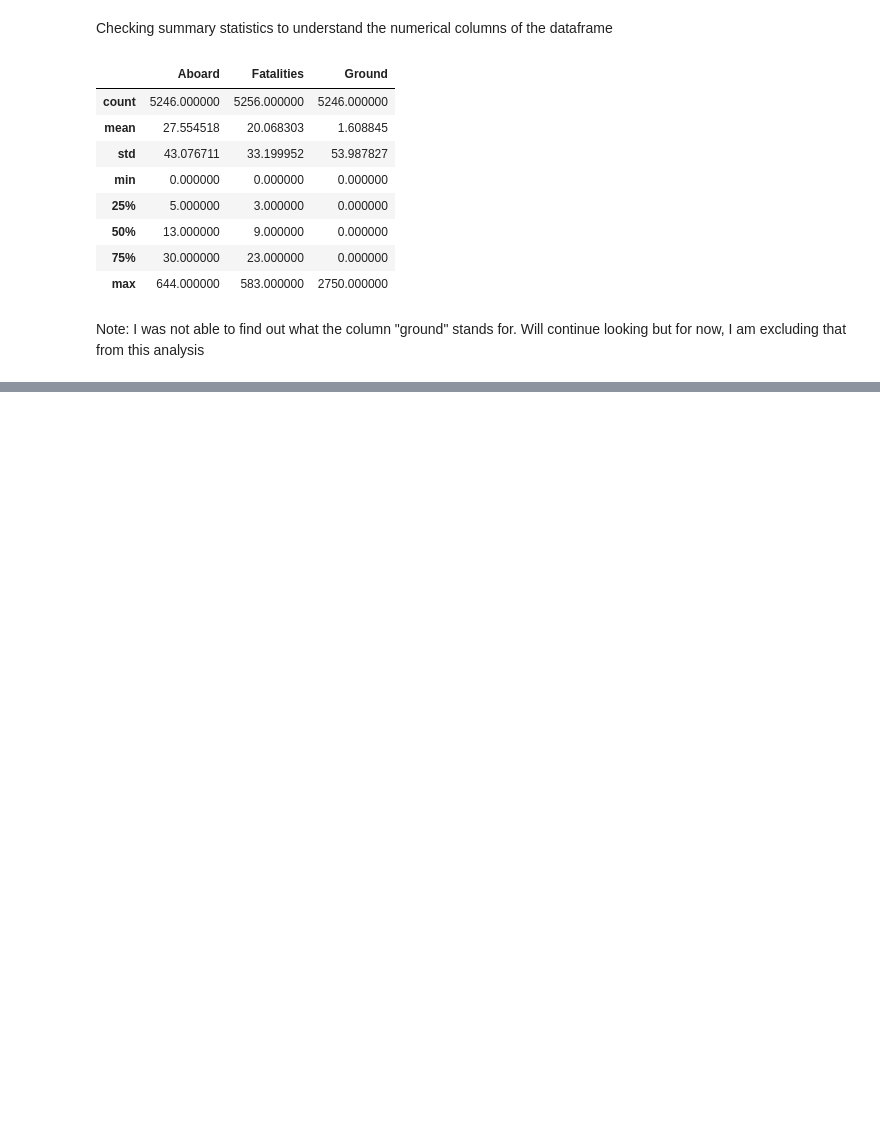
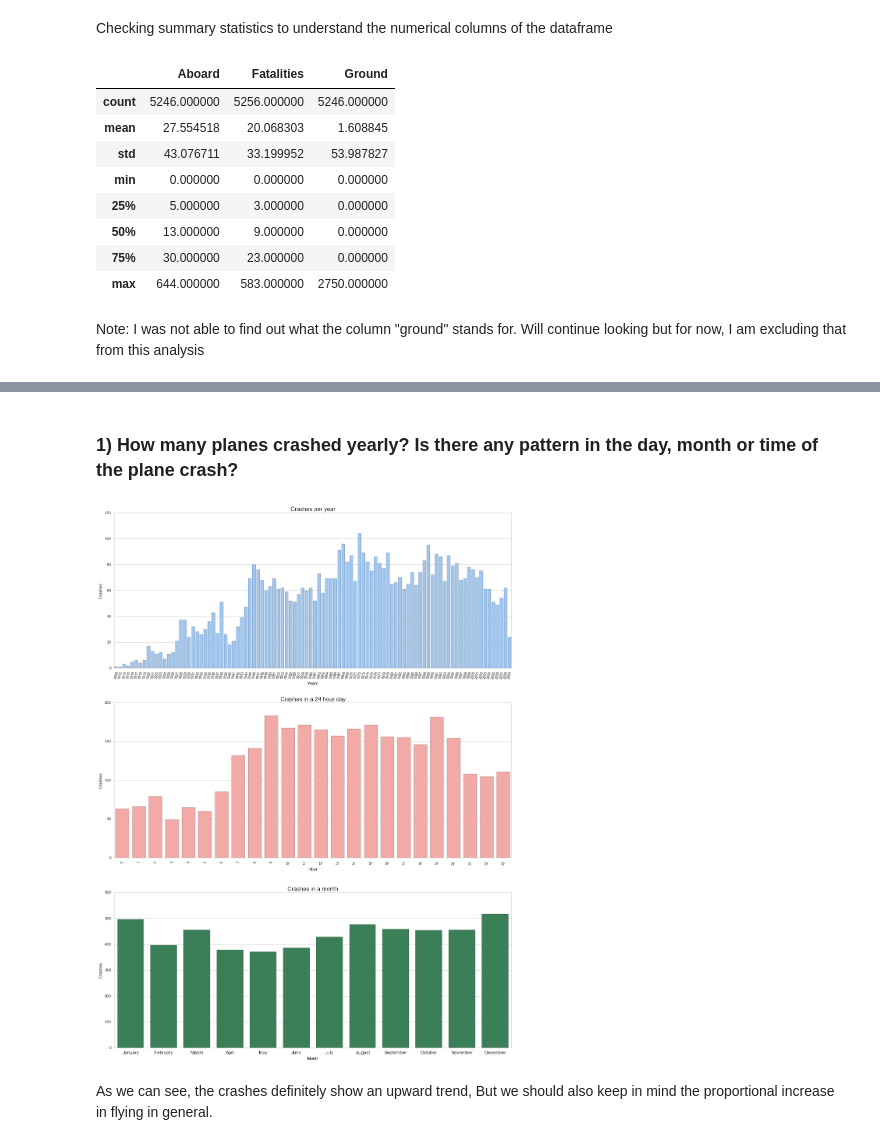
Before and after one commit to chrke/Airplane-Crashes, a Jupyter notebook: airplane_crashes_analysis.ipynb, the cells around one changed output, grey strips where cells are left out. Saved outputs shown, nothing was run; the diff lists cells and outputs as text; code cells hidden in the pictures; blank space fills up the shorter version.

Commit message:
added plots for number of crashes by different parameters

```diff
--- a/airplane_crashes_analysis.ipynb
+++ b/airplane_crashes_analysis.ipynb
@@ -45,6 +45,9 @@ import pandas as pd
 pd.options.mode.chained_assignment = None
 import matplotlib.pyplot as plt
 import seaborn as sns
+sns.set(style="whitegrid")
+sns.set_color_codes("pastel")
+import datetime
 %matplotlib inline
 # %% [markdown]
 ## Data Exploration
@@ -135,0 +131,2 @@ Timestamp('1908-09-17 00:00:00')
+# %% [markdown]
+### 1) How many planes crashed yearly? Is there any pattern in the day, month or time of the plane crash?
@@ -135,0 +146,43 @@ Timestamp('1908-09-17 00:00:00')
+# %%
+# Extracting the year, month and day out of the Date column
+crash["Year"] = crash["Date"].apply(lambda x: x.year)
+months = ["January","February","March","April","May", "June", "July","August","September","October","November","December"]
+crash["Month"] = crash["Date"].apply(lambda x: x.month)
+crash["Day"] = crash["Date"].apply(lambda x: x.day)
+
+# Extracting the hour out of the time column
+# dropping null columns for this analysis
+crash_time = crash.dropna(subset=["Time"])
+crash_time["Hour"] = crash_time["Time"].apply(lambda x: x.hour)
+# %%
+crashes_year = crash["Year"].value_counts().sort_index()
+crashes_hour = crash_time["Hour"].value_counts().sort_index()
+crashes_month = crash["Month"].value_counts().sort_index()
+
+fig = plt.figure(figsize=(15,20))
+ax1 = fig.add_subplot(3,1,1)
+sns.barplot(x=crashes_year.index,y=crashes_year.values,ax=ax1,color='b')
+ax1.set(ylabel="Crashes",xlabel="Years")
+ax1.set_title("Crashes per year",fontsize=15)
+ax1.set_xticklabels(crashes_year.index,rotation=75,fontsize=9)
+
+
+ax2 = fig.add_subplot(3,1,2)
+sns.barplot(x=crashes_hour.index,y=crashes_hour.values,ax=ax2,color='r')
+ax2.set(ylabel="Crashes",xlabel="Hour")
+ax2.set_title("Crashes in a 24 hour day",fontsize=15)
+ax2.set_xticklabels(crashes_hour.index,rotation=75,fontsize=9)
+
+ax3 = fig.add_subplot(3,1,3)
+sns.barplot(x=crashes_month.index,y=crashes_month.values,ax=ax3,color='seagreen')
+ax3.set(ylabel="Crashes",xlabel="Month")
+ax3.set_title("Crashes in a month",fontsize=15)
+ax3.set_xticklabels(months,fontsize=12)
+
+
+plt.tight_layout(w_pad=4, h_pad=3)
+plt.show()
+# %% [output]
+[figure, added]
+# %% [markdown]
+As we can see, the crashes definitely show an upward trend, But we should also keep in mind the proportional increase in flying in general.
```
Also changed, not shown: parts of 6 cells of this notebook.
